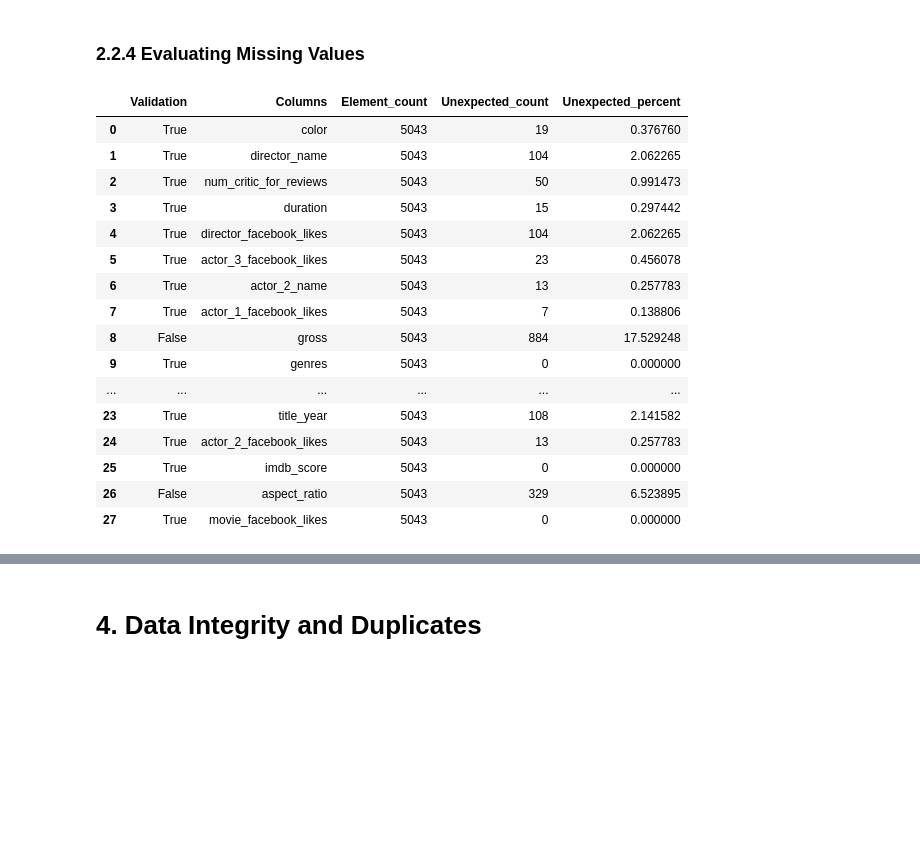
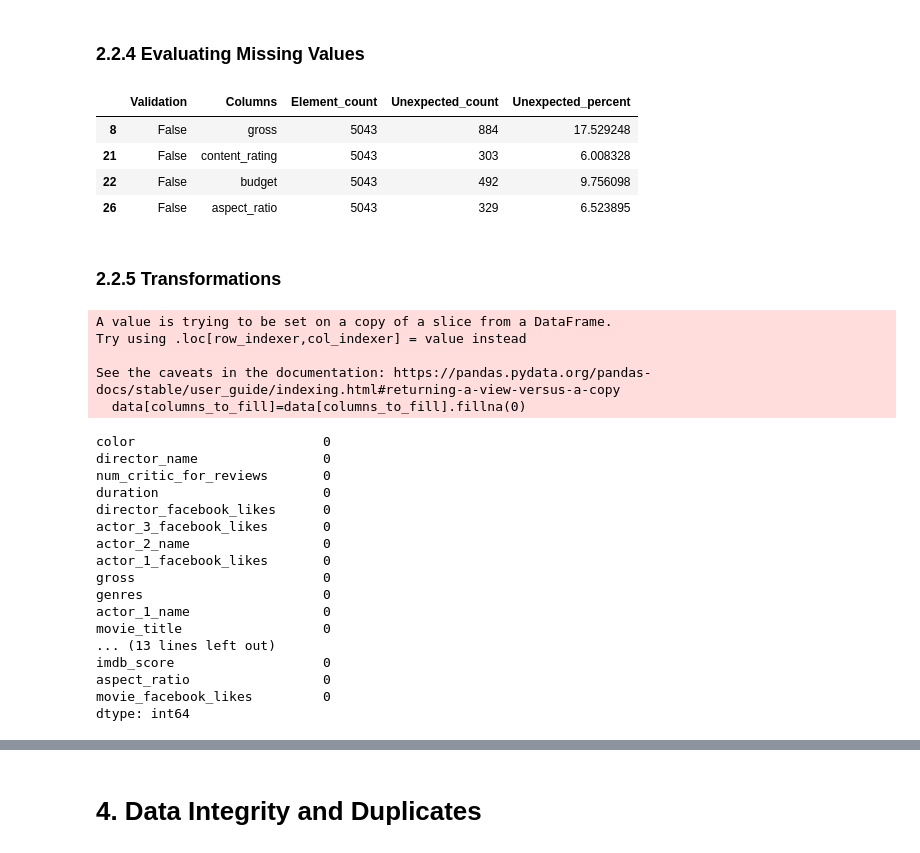
Before and after one commit to brunoVnonato/pyyne_data_eng_test, a Jupyter notebook: movie_metadata_pipeline.ipynb, the cells around one changed output, grey strips where cells are left out. Cells and saved outputs as stored; diff of their text form; code cells hidden in the pictures; blank space fills up the shorter version.

```diff
--- a/movie_metadata_pipeline.ipynb
+++ b/movie_metadata_pipeline.ipynb
@@ -66,7 +99,7 @@ In this instance, the pd.read_csv method worked, but what could have gone wrong?
 After the initial inspection performed in section 1.1, we identified that our dataset contains both numerical and categorical variables, and that applying some type of schema enforcement would be beneficial. We also discovered the presence of outliers and missing values. We will handle the missing values, but the outliers will be addressed by the data science team based on the specific business problem they are tackling.
 # %%
 # Loading data.
-data = pd.read_csv('data/external/movie_metadata.csv', sep=',', header=0)
+data = pd.read_csv('data/external/movie_metadata.csv', sep=',', header=0, skipinitialspace=True)
 data.head()
 # %% [output]
 |  | color | director_name | num_critic_for_reviews | duration | director_facebook_likes | actor_3_facebook_likes | ... |
@@ -402,39 +452,61 @@ print(results)
 # %%
 # Evaluating Missingness
 validation_results_by_columns = []
 
 for column in data.columns:
     expectation_null = gx.expectations.ExpectColumnValuesToNotBeNull(column=column, mostly = 0.95)
     results = batch.validate(expectation_null)
     validation_results_by_columns.append(
         {
             "Validation":results['success'],
             "Columns":results['expectation_config']['kwargs']['column'],
             "Element_count":results['result']['element_count'],
             "Unexpected_count":results['result']['unexpected_count'],
             "Unexpected_percent":results['result']['unexpected_percent']
         }
     )
 
-pd.DataFrame(validation_results_by_columns)
+df = pd.DataFrame(validation_results_by_columns)
+df.loc[df['Validation']==False, : ]
 # %% [output]
 |  | Validation | Columns | Element_count | Unexpected_count | Unexpected_percent |
-| 0 | True | color | 5043 | 19 | 0.376760 |
-| 1 | True | director_name | 5043 | 104 | 2.062265 |
-| 2 | True | num_critic_for_reviews | 5043 | 50 | 0.991473 |
-| 3 | True | duration | 5043 | 15 | 0.297442 |
-| 4 | True | director_facebook_likes | 5043 | 104 | 2.062265 |
-| 5 | True | actor_3_facebook_likes | 5043 | 23 | 0.456078 |
-| 6 | True | actor_2_name | 5043 | 13 | 0.257783 |
-| 7 | True | actor_1_facebook_likes | 5043 | 7 | 0.138806 |
 | 8 | False | gross | 5043 | 884 | 17.529248 |
-| 9 | True | genres | 5043 | 0 | 0.000000 |
-| ... | ... | ... | ... | ... | ... |
-| 23 | True | title_year | 5043 | 108 | 2.141582 |
-| 24 | True | actor_2_facebook_likes | 5043 | 13 | 0.257783 |
-| 25 | True | imdb_score | 5043 | 0 | 0.000000 |
+| 21 | False | content_rating | 5043 | 303 | 6.008328 |
+| 22 | False | budget | 5043 | 492 | 9.756098 |
 | 26 | False | aspect_ratio | 5043 | 329 | 6.523895 |
-| 27 | True | movie_facebook_likes | 5043 | 0 | 0.000000 |
+# %% [markdown]
+### 2.2.5 Transformations
+# %%
+data = drop_nulls(
+            fill_missing_zero(
+                 del_duplicates(
+                     del_spaces(data=data)), columns_to_fill=['gross','budget','content_rating', 'aspect_ratio']))
+# %% [output]
+A value is trying to be set on a copy of a slice from a DataFrame.
+Try using .loc[row_indexer,col_indexer] = value instead
+
+See the caveats in the documentation: https://pandas.pydata.org/pandas-docs/stable/user_guide/indexing.html#returning-a-view-versus-a-copy
+  data[columns_to_fill]=data[columns_to_fill].fillna(0)
+# %%
+data.isna().sum()
+# %% [output]
+color                        0
+director_name                0
+num_critic_for_reviews       0
+duration                     0
+director_facebook_likes      0
+actor_3_facebook_likes       0
+actor_2_name                 0
+actor_1_facebook_likes       0
+gross                        0
+genres                       0
+actor_1_name                 0
+movie_title                  0
+... (13 lines left out)
+imdb_score                   0
+aspect_ratio                 0
+movie_facebook_likes         0
+dtype: int64
 # %% [markdown]
 # 3. Numeric Data Consistency
 
```
Also changed, not shown: parts of 13 cells of this notebook.
